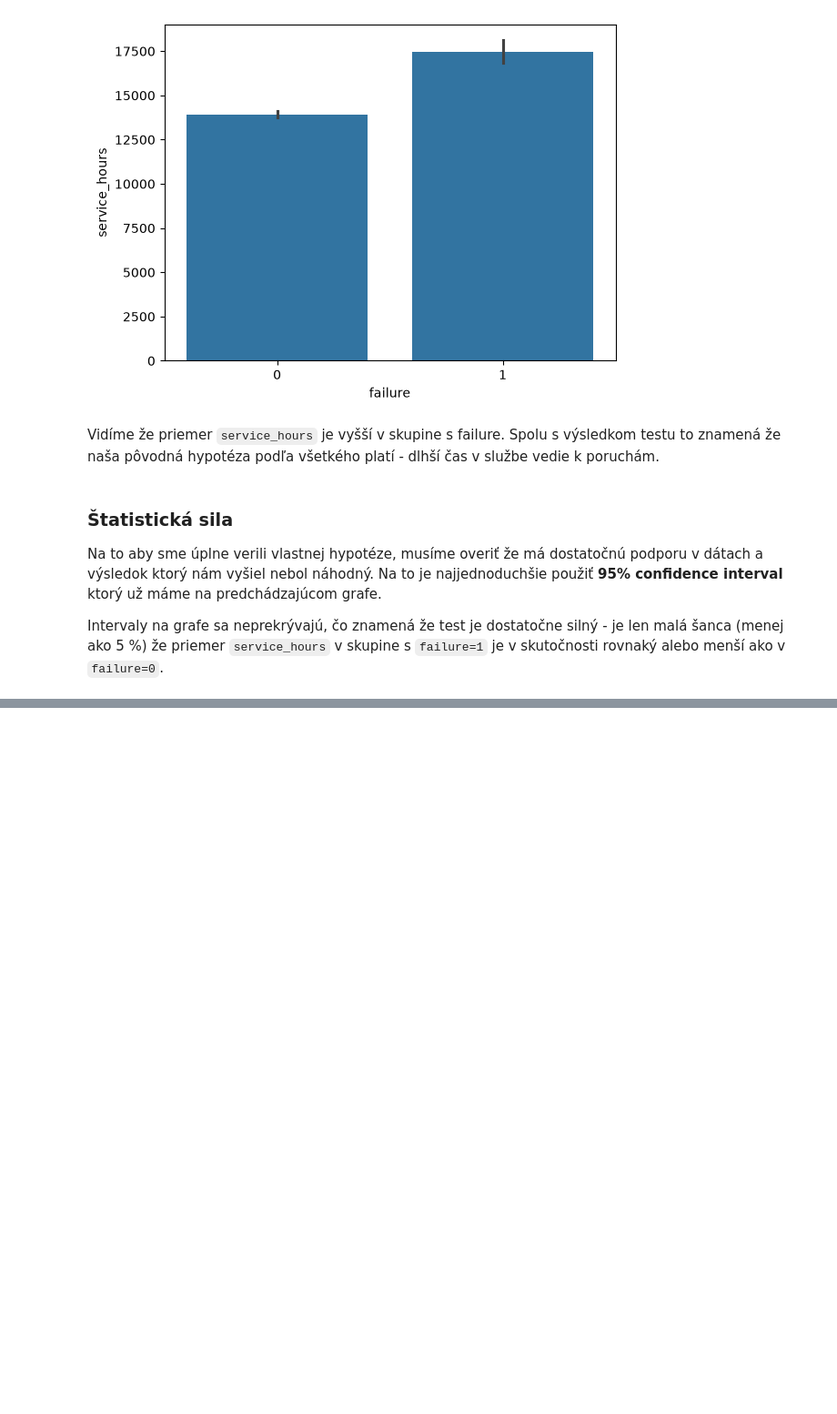
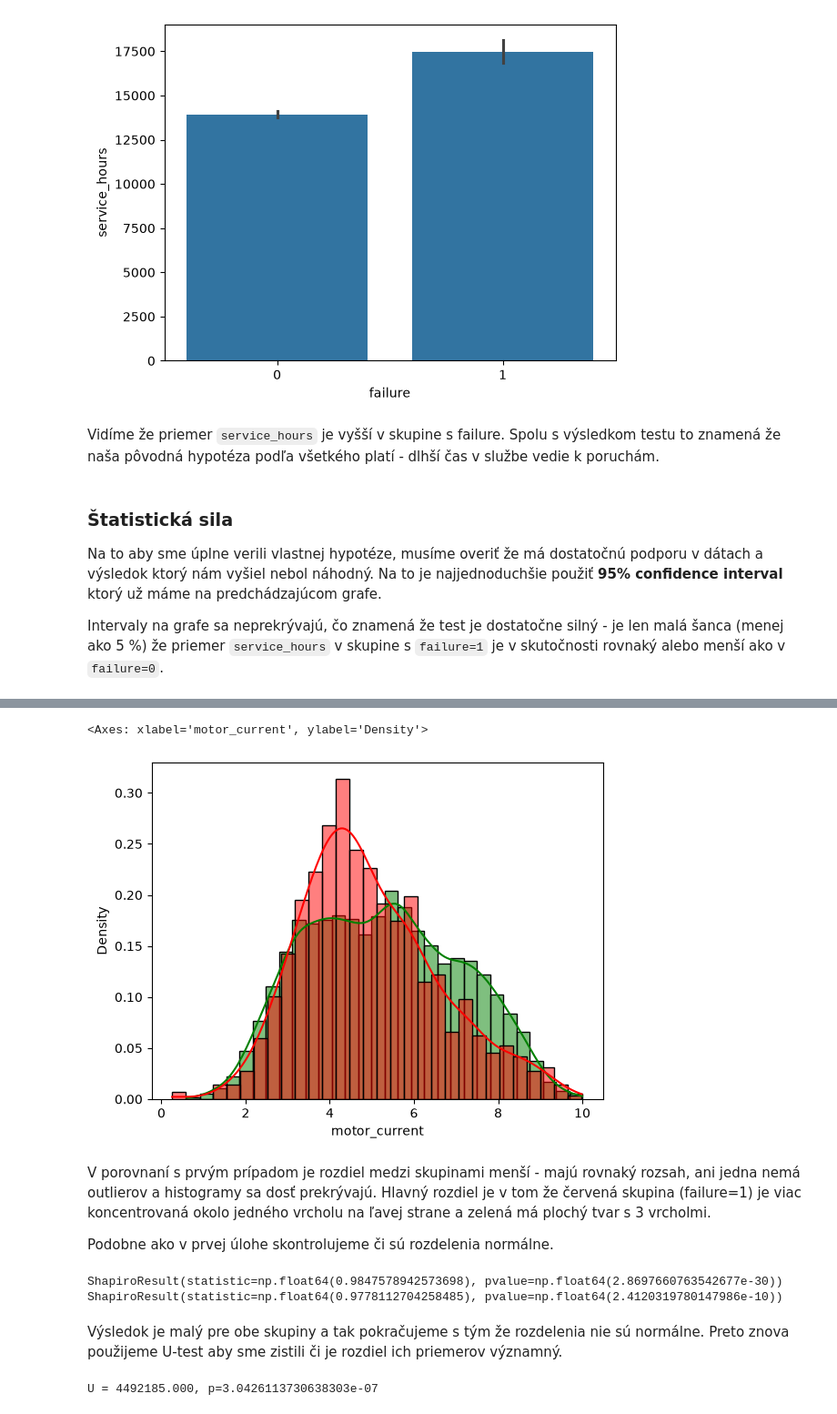
Before and after one commit to tancop/iau-projekt, a Jupyter notebook: main.ipynb, the cells around one changed output, grey strips where cells are left out. Shown at 91% size. Cells and saved outputs as stored; diff of their text form; code cells hidden in the pictures; blank space fills up the shorter version.

```diff
--- a/main.ipynb
+++ b/main.ipynb
@@ -898,0 +920,26 @@ Intervaly na grafe sa neprekrývajú, čo znamená že test je dostatočne siln
+# %%
+good = data[data["failure"] == 0]["motor_current"]
+failed = data[data["failure"] == 1]["motor_current"]
+
+sns.histplot(good, kde=True, color="green", label="Bez poruchy", bins=30, stat="density")
+sns.histplot(failed, kde=True, color="red", label="Porucha", bins=30, stat="density")
+# %% [output]
+<Axes: xlabel='motor_current', ylabel='Density'>
+[figure, added]
+# %% [markdown]
+V porovnaní s prvým prípadom je rozdiel medzi skupinami menší - majú rovnaký rozsah, ani jedna nemá outlierov a histogramy sa dosť prekrývajú. Hlavný rozdiel je v tom že červená skupina (failure=1) je viac koncentrovaná okolo jedného vrcholu na ľavej strane a zelená má plochý tvar s 3 vrcholmi.
+
+Podobne ako v prvej úlohe skontrolujeme či sú rozdelenia normálne.
+# %%
+print(shapiro(good))
+print(shapiro(failed))
+# %% [output]
+ShapiroResult(statistic=np.float64(0.9847578942573698), pvalue=np.float64(2.8697660763542677e-30))
+ShapiroResult(statistic=np.float64(0.9778112704258485), pvalue=np.float64(2.4120319780147986e-10))
+# %% [markdown]
+Výsledok je malý pre obe skupiny a tak pokračujeme s tým že rozdelenia nie sú normálne. Preto znova použijeme U-test aby sme zistili či je rozdiel ich priemerov významný.
+# %%
+stat, p = mannwhitneyu(good, failed)
+print(f'U = {stat:.3f}, p={p}')
+# %% [output]
+U = 4492185.000, p=3.0426113730638303e-07
```
Also changed, not shown: parts of 12 cells of this notebook.
